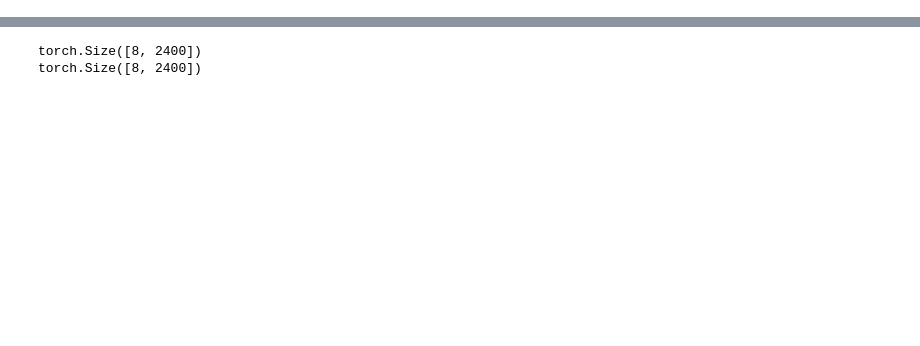
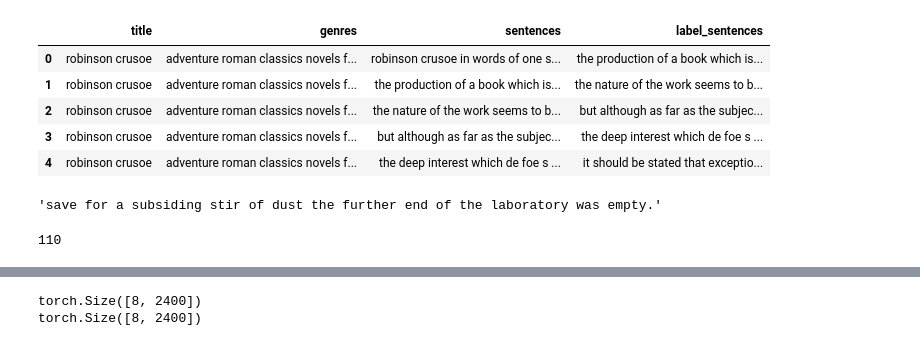
Before and after one commit to LoombaSetu/talk-BERTy-to-me, a Jupyter notebook: seq2seq.ipynb, the cells around one changed output, grey strips where cells are left out. Drawn from its saved outputs; the diff is of its cells as text; code cells hidden in the pictures; blank space fills up the shorter version.

```diff
--- a/seq2seq.ipynb
+++ b/seq2seq.ipynb
@@ -25,0 +99,10 @@ dev_data = pd.read_parquet('data/datasets/dev.parquet')
+# %%
+val_data['cleaned_text'] = val_data['text'].apply(lambda x:clean_text(x))
+val_data.loc[:,'genres'] = val_data.loc[:,'genres'].apply(lambda x:clean_text(x))
+val_data.loc[:,'sentences'] = val_data.loc[:,'cleaned_text'].apply(lambda x: nltk.tokenize.sent_tokenize(str(x)))
+val_data = val_data.explode('sentences')
+val_data.loc[:,'sentences'] = val_data.loc[:,'sentences'].apply(lambda x:lowercase(x))
+val_data.reset_index(drop=True, inplace=True)
+val_data['label_sentences'] = val_data.groupby('title')['sentences'].shift(-1)
+val_data = val_data.dropna(subset=['label_sentences'])
+val_data = val_data.loc[:,['title', 'genres','sentences', 'label_sentences']]
@@ -26,3 +119,17 @@ dev_data = pd.read_parquet('data/datasets/dev.parquet')
+# %%
+val_data = val_data.loc[:,['title', 'genres','sentences', 'label_sentences']]
+val_data.head()
+# %% [output]
+|  | title | genres | sentences | label_sentences |
+| 0 | robinson crusoe | adventure roman classics novels f... | robinson crusoe in words of one s... | the production of a book which is... |
+| 1 | robinson crusoe | adventure roman classics novels f... | the production of a book which is... | the nature of the work seems to b... |
+| 2 | robinson crusoe | adventure roman classics novels f... | the nature of the work seems to b... | but although as far as the subjec... |
+| 3 | robinson crusoe | adventure roman classics novels f... | but although as far as the subjec... | the deep interest which de foe s ... |
+| 4 | robinson crusoe | adventure roman classics novels f... | the deep interest which de foe s ... | it should be stated that exceptio... |
+# %%
+dev_data.loc[1900, 'sentences']
+# %% [output]
+'save for a subsiding stir of dust the further end of the laboratory was empty.'
 # %%
 #Building vocabulary
 from torchtext.data.utils import get_tokenizer
@@ -44,4 +151,8 @@ vocab = build_vocab_from_iterator(
 vocab.set_default_index(vocab["<unk>"])
+# %%
+len(vocab)
+# %% [output]
+110
 # %%
 VECTOR_CACHE_DIR = '/Users/setul/mlpp23/.vector_cache'
 glove = torchtext.vocab.GloVe('6B', cache=VECTOR_CACHE_DIR)
```
Also changed, not shown: parts of 38 cells of this notebook.
